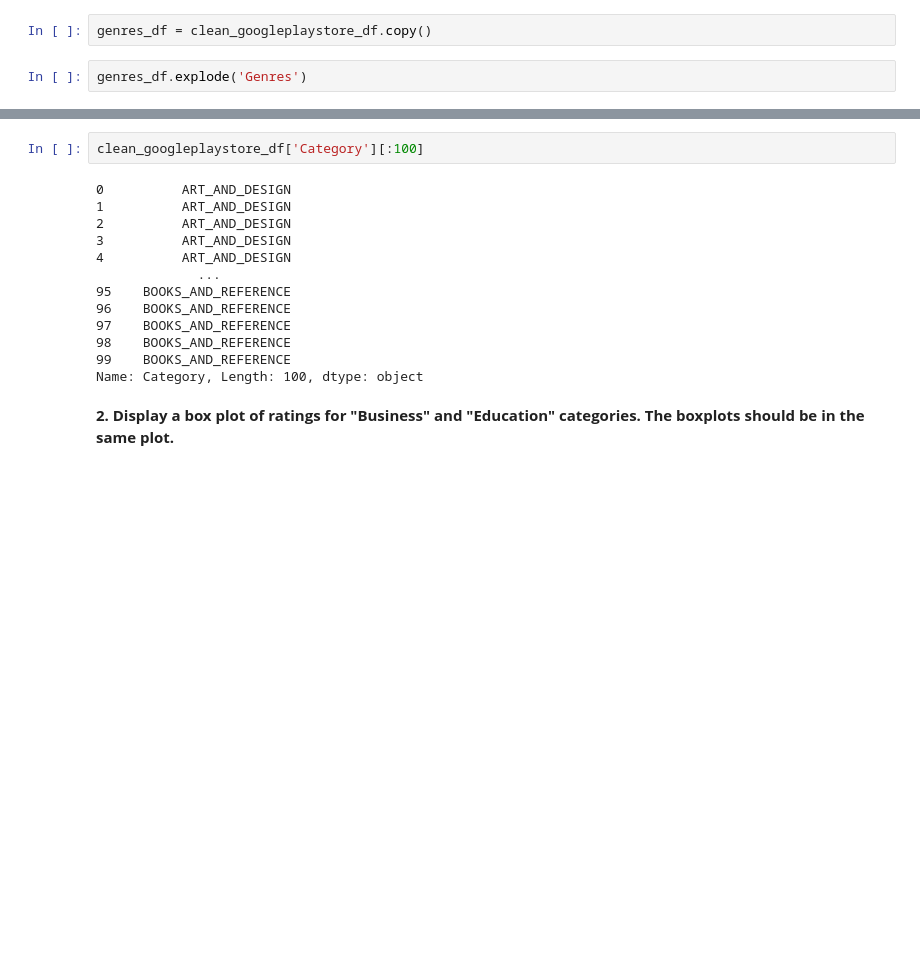
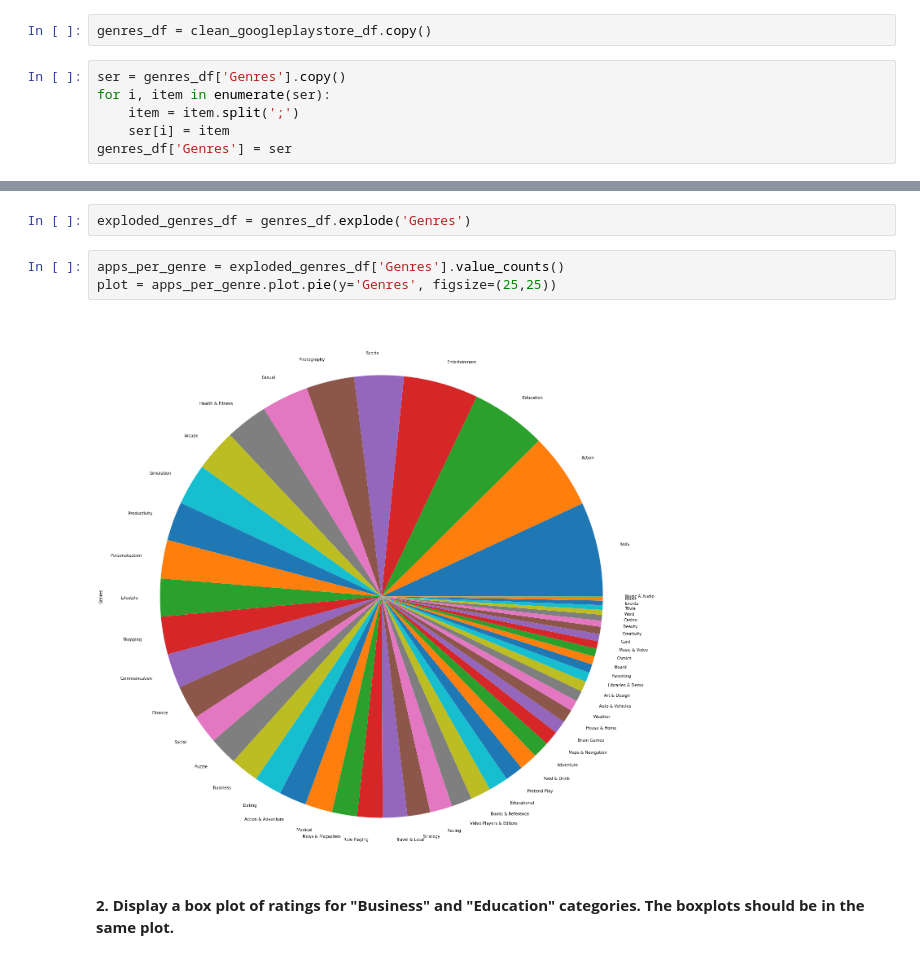
Before and after one commit to Sameerahmed786/CS210Spring2022, a Jupyter notebook: google_apps.ipynb, the cells around one changed output, grey strips where cells are left out. Drawn from its saved outputs; the diff is of its cells as text; blank space fills up the shorter version.

```diff
--- a/google_apps.ipynb
+++ b/google_apps.ipynb
@@ -273,4 +271,8 @@ Min:  0.99
 # %%
 genres_df = clean_googleplaystore_df.copy()
 # %%
-genres_df.explode('Genres')
+ser = genres_df['Genres'].copy()
+for i, item in enumerate(ser):
+    item = item.split(';')
+    ser[i] = item
+genres_df['Genres'] = ser
@@ -291,18 +279,10 @@ genres_df.explode('Genres')
-# %%
-clean_googleplaystore_df['Category'][:100]
-# %% [output]
-0          ART_AND_DESIGN
-1          ART_AND_DESIGN
-2          ART_AND_DESIGN
-3          ART_AND_DESIGN
-4          ART_AND_DESIGN
-             ...
-95    BOOKS_AND_REFERENCE
-96    BOOKS_AND_REFERENCE
-97    BOOKS_AND_REFERENCE
-98    BOOKS_AND_REFERENCE
-99    BOOKS_AND_REFERENCE
-Name: Category, Length: 100, dtype: object
+# %%
+exploded_genres_df = genres_df.explode('Genres')
+# %%
+apps_per_genre = exploded_genres_df['Genres'].value_counts()
+plot = apps_per_genre.plot.pie(y='Genres', figsize=(25,25))
+# %% [output]
+[figure, added]
 # %% [markdown]
 **2. Display a box plot of ratings for "Business" and "Education" categories. The boxplots should be in the same plot.**
 # %%
```
Also changed, not shown: parts of 3 cells of this notebook, 1 other file.
